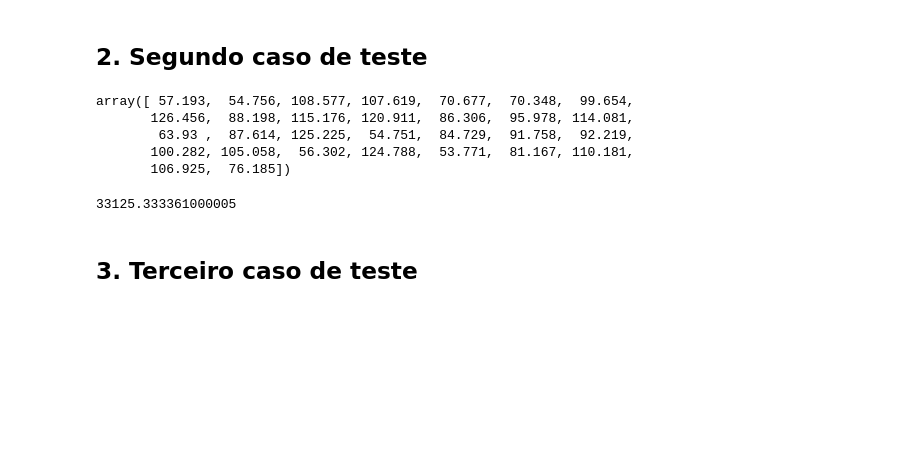
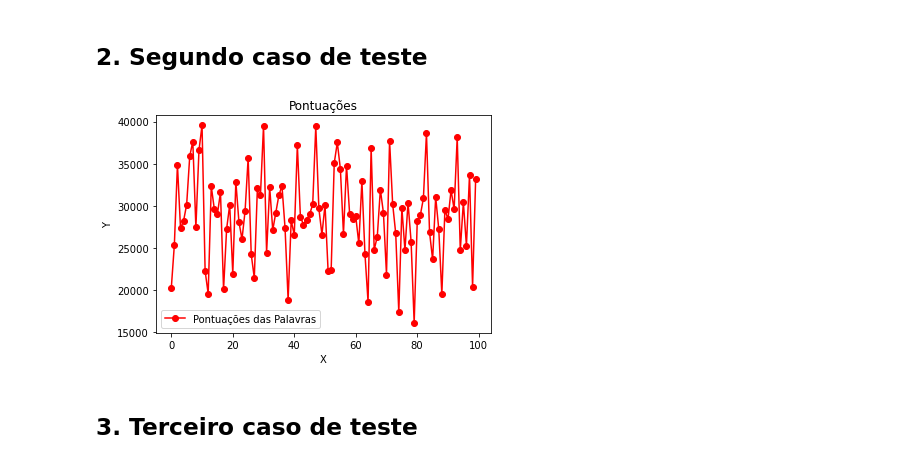
Before and after one commit to julianaAuzier/topicos-especiais-computacao-trabalho1, a Jupyter notebook: Random walk - primeira etapa.ipynb, the cells around one changed output. Saved outputs shown, nothing was run; the diff lists cells and outputs as text; code cells hidden in the pictures; blank space fills up the shorter version.

Commit message:
add visualização da diferença entre palavras candidatas

```diff
--- a/Random walk - primeira etapa.ipynb
+++ b/Random walk - primeira etapa.ipynb
@@ -81,13 +81,8 @@ palavraAlvo = np.array([
 110.1])
 
 #Palavra aleatoria
-palavra = np.random.uniform(low=palavraAlvo.min(), high=palavraAlvo.max(), size=np.size(palavraAlvo))
-palavra = np.round_(palavra, decimals = 3)
-palavra
+def criaPalavra():
+    palavra = np.random.uniform(low=palavraAlvo.min(), high=palavraAlvo.max(), size=np.size(palavraAlvo))
+    palavra = np.round_(palavra, decimals = 3)
+    return palavra
-# %% [output]
-array([ 57.193,  54.756, 108.577, 107.619,  70.677,  70.348,  99.654,
-       126.456,  88.198, 115.176, 120.911,  86.306,  95.978, 114.081,
-        63.93 ,  87.614, 125.225,  54.751,  84.729,  91.758,  92.219,
-       100.282, 105.058,  56.302, 124.788,  53.771,  81.167, 110.181,
-       106.925,  76.185])
 # %%
@@ -100,10 +93,23 @@ def pont(p1,p2):
         diferenca.append((i - j)**2)
         pontuacao = sum(diferenca)
     return pontuacao
-# %%
-pont(palavraAlvo, palavra)
-# %% [output]
-33125.333361000005
+# %%
+pontuacoes=[]
+for i in range(100):
+    palavra = criaPalavra()
+    pontuacoes.append(diferenca(palavraAlvo, palavra))
+
+#print(pontuacoes)
+
+import matplotlib.pyplot as plt
+plt.title("Pontuações")
+plt.xlabel("X")
+plt.ylabel("Y")
+plt.plot(pontuacoes, color = "red", marker = "o", label = "Pontuações das Palavras")
+plt.legend()
+plt.show()
+# %% [output]
+[figure, added]
 # %% [markdown]
 ## 3. Terceiro caso de teste
 # %%
```
Also changed, not shown: parts of 1 cell of this notebook.
